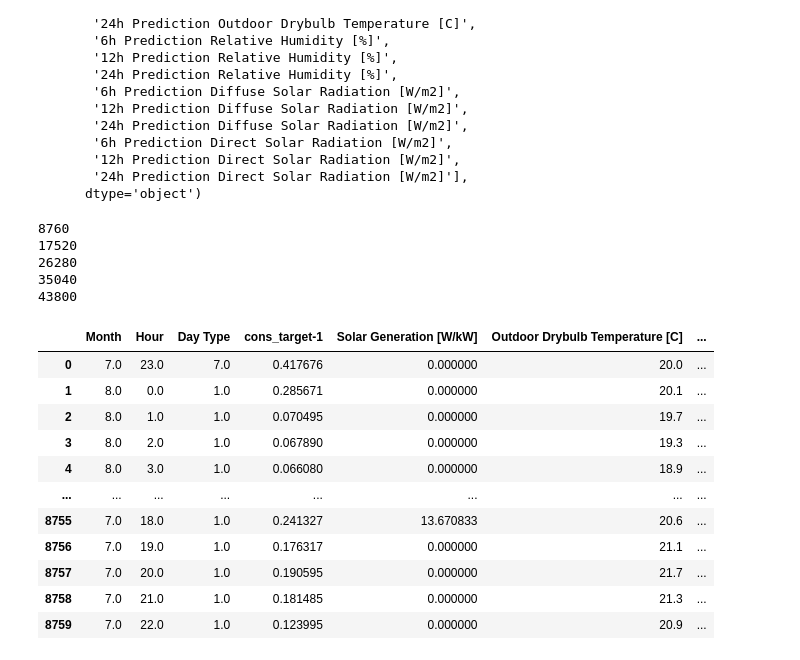
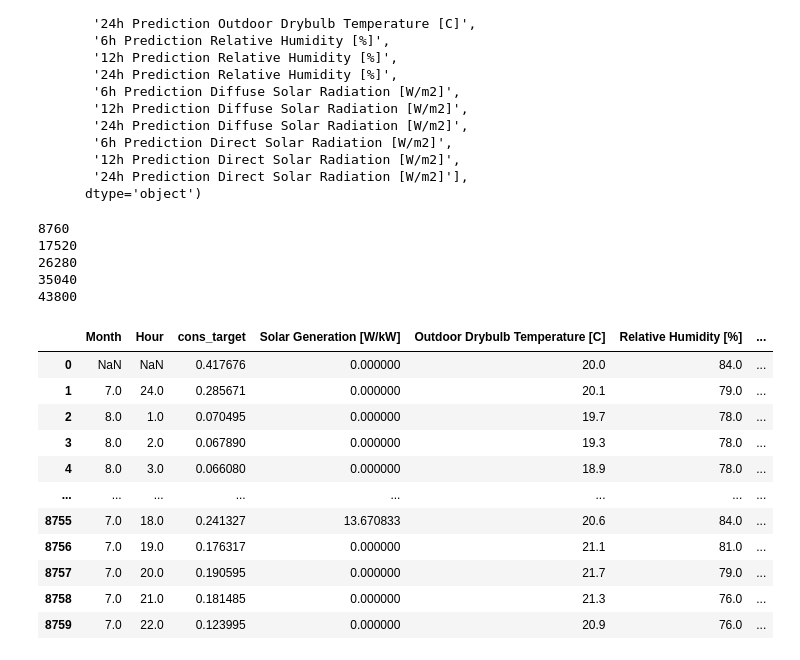
Before and after one commit to ujohn33/Predict-Optimize-Revise, a Jupyter notebook: notebooks/data_features.ipynb, the cells around one changed output. Drawn from its saved outputs; the diff is of its cells as text; code cells hidden in the pictures.

```diff
--- a/notebooks/data_features.ipynb
+++ b/notebooks/data_features.ipynb
@@ -74,27 +61,25 @@ def add_lag_feature(df, window=3, lag_cols=["net_target"]):
 # %%
 # loop through csv files and extract consumption and generation data
 all_buildings = pd.DataFrame()
-for i, file in enumerate(files):
+for file in files:
     df = pd.read_csv('data/citylearn_challenge_2022_phase_1/' + file)
     filename = file.split('.')[0].split('_')[1]
     df = pd.concat([df, weather], axis=1)
-    df['building'] = i
-    df['day_year'] = df.index + 23
-    df['dayinyear'] = df['day_year'] // 24
-    df['Hour'] = df['Hour'] - 1
-    # create a timestamp column from the dayinyear and hour from origin 23:00 31/07/2021
-    df['timestamp'] = pd.to_datetime(df['dayinyear'], unit='D', origin='2021-07-31 23:00') + pd.to_timedelta(df['Hour'], unit='h')
+    df['day_year'] = df.index
     df['number'] = filename
-    # weekday hour interaction feature
-    df['weekday_hour'] =  df['Hour'] * 10 + df['Day Type']
+    #df['weekday_hour'] = df['Day Type'].astype(int).astype(str) + "-" +  df['Hour'].astype(int).astype(str)
     df["hour_x"] = np.cos(2*np.pi* df["Hour"] / 24)
     df["hour_y"] = np.sin(2*np.pi* df["Hour"] / 24)
 
     df["month_x"] = np.cos(2*np.pi* df["Month"] / (12))
     df["month_y"] = np.sin(2*np.pi*df["Month"] / (12))
 
-    df["weekday_x"] = np.cos(2 * np.pi*df["Day Type"] / (7))
-    df["weekday_y"] = np.sin(2 * np.pi*df["Day Type"] / (7))
+    df['Hour'] = df['Hour'].shift(1)
+    df["Month"] = df['Month'].shift(1)
+    df["month_x"] = df["month_x"].shift(1)
+    df["month_y"] = df["month_y"].shift(1)
+    df["hour_x"] = df["hour_x"].shift(1)
+    df["hour_y"] = df["hour_y"].shift(1)
     # target one step agead
     if filename == '4':
         df['net'] = df['Equipment Electric Power [kWh]'] - (df['Solar Generation [W/kW]'] * 5)/1000
@@ -102,65 +87,60 @@ for i, file in enumerate(files):
         df['net'] = df['Equipment Electric Power [kWh]'] - (df['Solar Generation [W/kW]'] * 4)/1000
     df['net_target'] = df['net']
     df['net+1'] = df['net'].shift(-1)
-    df['cons+1'] = df['Equipment Electric Power [kWh]'].shift(-1)
-    df['gen+1'] = df['Solar Generation [W/kW]'].shift(-1)
+    df['net-23'] = df['net'].shift(23)
+
     # rename the equipment electric power column to cons_target
-    df = df.rename(columns={'Equipment Electric Power [kWh]': 'cons_target-1'})
+    df = df.rename(columns={'Equipment Electric Power [kWh]': 'cons_target'})
     df.drop(['Daylight Savings Status','DHW Heating [kWh]',
-       'Cooling Load [kWh]', 'Heating Load [kWh]'], axis=1, inplace=True)
+       'Cooling Load [kWh]', 'Heating Load [kWh]', 'Day Type'], axis=1, inplace=True)
 
     scaler = MinMaxScaler()
     # Fit and apply minmax scaler
-    df['net_target-1'] = scaler.fit_transform(df['net_target'].values.reshape(-1, 1))
-    df['net_target'] = df['net_target-1'].shift(-1)
+    df['net_target'] = scaler.fit_transform(df['net_target'].values.reshape(-1, 1))
     # save scaler
     scaler_name = 'scalers/scaler_net_' + filename + '.save'
     joblib.dump(scaler, scaler_name)
     # Fit and apply minmax scaler
-    df['cons_target-1'] = scaler.fit_transform(df['cons_target-1'].values.reshape(-1, 1))
+    df['cons_target'] = scaler.fit_transform(df['cons_target'].values.reshape(-1, 1))
     # save scaler
     scaler_name = 'scalers/scaler_cons_' + filename + '.save'
     joblib.dump(scaler, scaler_name)
-
-    #if the column name contains 'Radiation' or 'radiation', log transform
+    # log transform cons_target
     for col in df.columns:
         if 'Radiation' in col or 'radiation' in col:
             df[col] = np.log1p(df[col])
 
-    # add lag features
-    add_lag_feature(df, window=3, lag_cols=["net_target-1"])
-    df['cons_target'] = df['cons_target-1'].shift(-1)
-    df['gen_target'] = df['Solar Generation [W/kW]'].shift(-1)
-    df['cons_target-2'] = df['cons_target-1'].shift(1)
-    df['gen_target-2'] = df['Solar Generation [W/kW]'].shift(1)
-    df['diffuse_solar_radiation+1'] = df['Diffuse Solar Radiation [W/m2]'].shift(-1)
-    df['drybulb_temp+1'] = df['Outdoor Drybulb Temperature [C]'].shift(-1)
-    df['relative_humidity+1'] = df['Relative Humidity [%]'].shift(-1)
+    df['net_target+1'] = df['net_target'].shift(-1)
     df['net_target-23'] = df['net_target'].shift(23)
-    #add_lag_feature(df, window=3, lag_cols=["diffuse_solar_radiation+1", 'drybulb_temp+1', 'relative_humidity+1'])
 
-    # remove the columns with Prediction in string
-    df = df[df.columns.drop(list(df.filter(regex='Prediction')))]
+    df['diffuse_solar_radiation+1'] = df['12h Prediction Diffuse Solar Radiation [W/m2]'].shift(11)
+    df['direct_solar_radiation+1'] = df['12h Prediction Direct Solar Radiation [W/m2]'].shift(11)
+    df['relative_humidity+1'] = df['12h Prediction Relative Humidity [%]'].shift(11)
+    df['drybulb_temp+1'] = df['12h Prediction Outdoor Drybulb Temperature [C]'].shift(11)
+
+    # Remove column names containing the word 'Prediction'
+    df = df[[col for col in df.columns if 'Prediction' not in col]]
+
     all_buildings = pd.concat([all_buildings, df], axis=0)
     print(len(all_buildings))
 # drop columns with more than 1000 missing values
 all_buildings = all_buildings[all_buildings.columns[all_buildings.isnull().mean() < 0.8]]
 all_buildings
 # %% [output]
 8760
 17520
 26280
 35040
 43800
-|  | Month | Hour | Day Type | cons_target-1 | Solar Generation [W/kW] | Outdoor Drybulb Temperature [C] | ... |
-| 0 | 7.0 | 23.0 | 7.0 | 0.417676 | 0.000000 | 20.0 | ... |
-| 1 | 8.0 | 0.0 | 1.0 | 0.285671 | 0.000000 | 20.1 | ... |
-| 2 | 8.0 | 1.0 | 1.0 | 0.070495 | 0.000000 | 19.7 | ... |
-| 3 | 8.0 | 2.0 | 1.0 | 0.067890 | 0.000000 | 19.3 | ... |
-| 4 | 8.0 | 3.0 | 1.0 | 0.066080 | 0.000000 | 18.9 | ... |
+|  | Month | Hour | cons_target | Solar Generation [W/kW] | Outdoor Drybulb Temperature [C] | Relative Humidity [%] | ... |
+| 0 | NaN | NaN | 0.417676 | 0.000000 | 20.0 | 84.0 | ... |
+| 1 | 7.0 | 24.0 | 0.285671 | 0.000000 | 20.1 | 79.0 | ... |
+| 2 | 8.0 | 1.0 | 0.070495 | 0.000000 | 19.7 | 78.0 | ... |
+| 3 | 8.0 | 2.0 | 0.067890 | 0.000000 | 19.3 | 78.0 | ... |
+| 4 | 8.0 | 3.0 | 0.066080 | 0.000000 | 18.9 | 78.0 | ... |
 | ... | ... | ... | ... | ... | ... | ... | ... |
-| 8755 | 7.0 | 18.0 | 1.0 | 0.241327 | 13.670833 | 20.6 | ... |
-| 8756 | 7.0 | 19.0 | 1.0 | 0.176317 | 0.000000 | 21.1 | ... |
-| 8757 | 7.0 | 20.0 | 1.0 | 0.190595 | 0.000000 | 21.7 | ... |
-| 8758 | 7.0 | 21.0 | 1.0 | 0.181485 | 0.000000 | 21.3 | ... |
-| 8759 | 7.0 | 22.0 | 1.0 | 0.123995 | 0.000000 | 20.9 | ... |
+| 8755 | 7.0 | 18.0 | 0.241327 | 13.670833 | 20.6 | 84.0 | ... |
+| 8756 | 7.0 | 19.0 | 0.176317 | 0.000000 | 21.1 | 81.0 | ... |
+| 8757 | 7.0 | 20.0 | 0.190595 | 0.000000 | 21.7 | 79.0 | ... |
+| 8758 | 7.0 | 21.0 | 0.181485 | 0.000000 | 21.3 | 76.0 | ... |
+| 8759 | 7.0 | 22.0 | 0.123995 | 0.000000 | 20.9 | 76.0 | ... |
```
Also changed, not shown: parts of 4 cells of this notebook, 9 other files.
